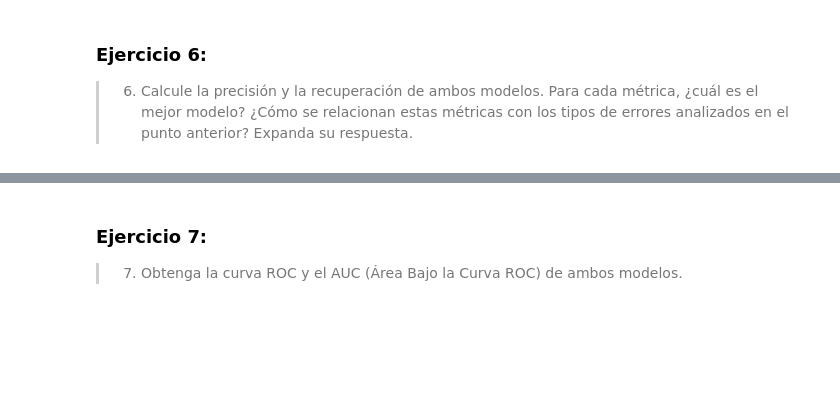
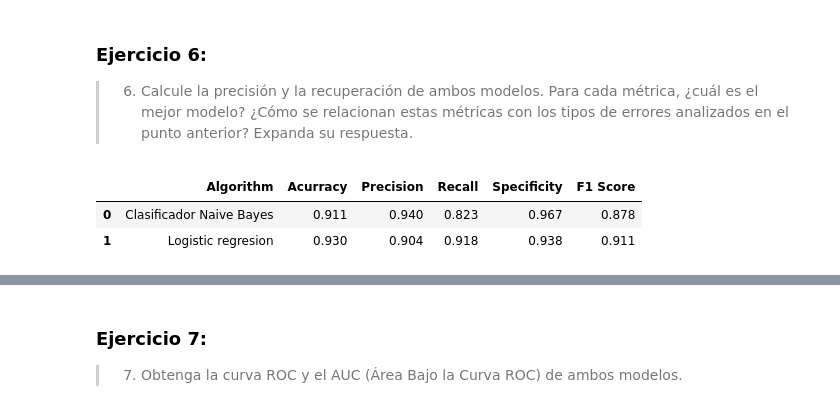
Before and after one commit to brunomaso1/uba-ceia, a Jupyter notebook: ceia-ia/practico/trabajo_practico_3/Trabajo practico 3 - Solucion.ipynb, the cells around one changed output, grey strips where cells are left out. Drawn from its saved outputs; the diff is of its cells as text; code cells hidden in the pictures; blank space fills up the shorter version.

```diff
--- a/ceia-ia/practico/trabajo_practico_3/Trabajo practico 3 - Solucion.ipynb
+++ b/ceia-ia/practico/trabajo_practico_3/Trabajo practico 3 - Solucion.ipynb
@@ -227,3 +311,34 @@ LogisticRegression(class_weight='balanced', max_iter=10000, random_state=0)
 ### Ejercicio 6:
 
 > 6. Calcule la precisión y la recuperación de ambos modelos. Para cada métrica, ¿cuál es el mejor modelo? ¿Cómo se relacionan estas métricas con los tipos de errores analizados en el punto anterior? Expanda su respuesta.
+# %%
+tn_bayes, fp_bayes, fn_bayes, tp_bayes = conf_matrix_bayes.ravel()
+tn_log_reg, fp_log_reg, fn_log_reg, tp_log_reg = conf_matrix_log_reg.ravel()
+df_algoritms = pd.DataFrame(columns=["Algorithm", "Acurracy", "Precision", "Recall", "Specificity", "F1 Score"])
+
+# Naive Bayes
+row = {
+    "Algorithm": "Clasificador Naive Bayes",
+    "Acurracy": round(accuracy_score(y_test, y_pred_naive_bayes), 3),
+    "Precision": round(precision_score(y_test, y_pred_naive_bayes), 3),
+    "Recall": round(recall_score(y_test, y_pred_naive_bayes), 3),
+    "Specificity": round(tn_bayes / (tn_bayes + fp_bayes), 3),
+    "F1 Score": round(f1_score(y_test, y_pred_naive_bayes), 3)
+}
+df_algoritms.loc[len(df_algoritms)] = row
+
+# Regresión Logistica
+row = {
+    "Algorithm": "Logistic regresion",
+    "Acurracy": round(accuracy_score(y_test, y_pred_log_reg), 3),
+    "Precision": round(precision_score(y_test, y_pred_log_reg), 3),
+    "Recall": round(recall_score(y_test, y_pred_log_reg), 3),
+    "Specificity": round(tn_log_reg / (tn_log_reg + fp_log_reg), 3),
+    "F1 Score": round(f1_score(y_test, y_pred_log_reg), 3)
+}
+df_algoritms.loc[len(df_algoritms)] = row
+df_algoritms
+# %% [output]
+|  | Algorithm | Acurracy | Precision | Recall | Specificity | F1 Score |
+| 0 | Clasificador Naive Bayes | 0.911 | 0.940 | 0.823 | 0.967 | 0.878 |
+| 1 | Logistic regresion | 0.930 | 0.904 | 0.918 | 0.938 | 0.911 |
```
Also changed, not shown: parts of 26 cells of this notebook, 2 other files.
